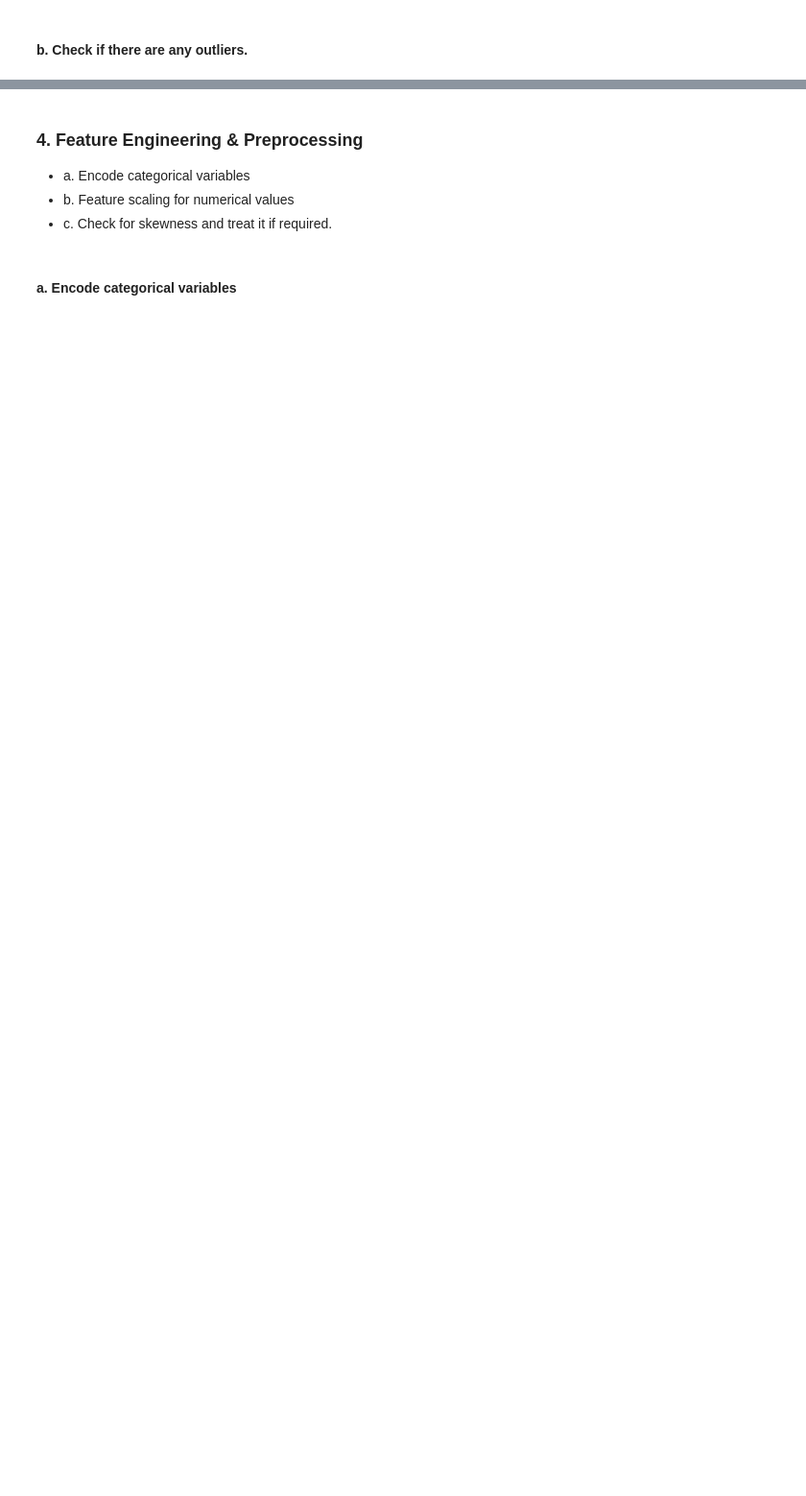
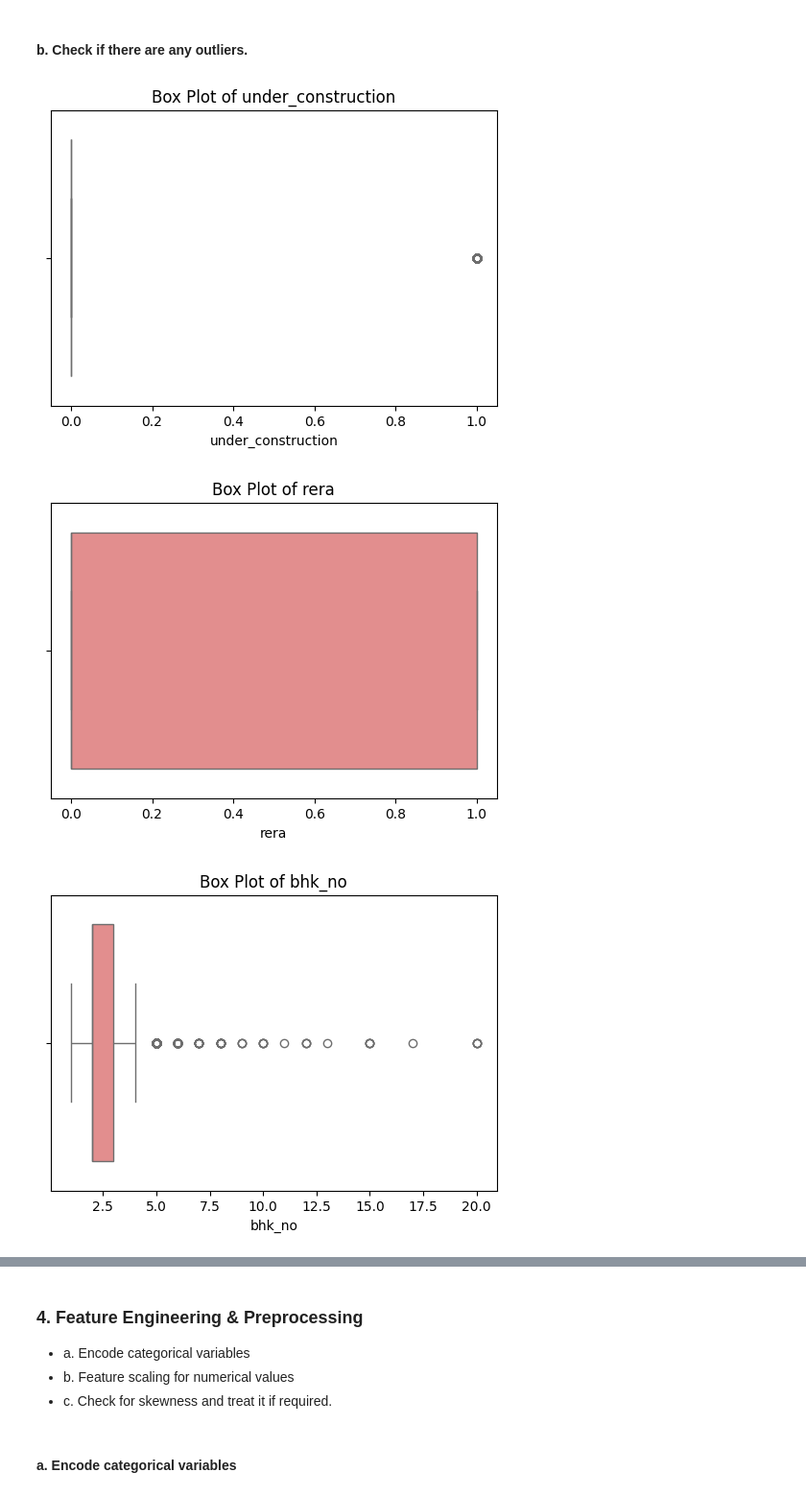
Before and after one commit to nagapavan/capstone-projects, a Jupyter notebook: capstone1/Property_Price_Prediction/property_price_prediction_capstone_notebook.ipynb, the cells around one changed output, grey strips where cells are left out. Shown at 96% size. Drawn from its saved outputs; the diff is of its cells as text; code cells hidden in the pictures; blank space fills up the shorter version.

```diff
--- a/capstone1/Property_Price_Prediction/property_price_prediction_capstone_notebook.ipynb
+++ b/capstone1/Property_Price_Prediction/property_price_prediction_capstone_notebook.ipynb
@@ -251,4 +289,12 @@ for column in cat_cols:
 #### b. Check if there are any outliers.
 # %%
 # Check for outliers using boxplots
-# TODO: Use sns.boxplot for numerical features to visualize outliers
+for column in num_cols:
+    plt.figure(figsize=(6, 4))
+    sns.boxplot(x=property_df[column], color='lightcoral')
+    plt.title(f'Box Plot of {column}')
+    plt.show()
+# %% [output]
+[figure, added]
+[figure, added]
+[figure, added]
```
Also changed, not shown: parts of 50 cells of this notebook, 14 other files.
